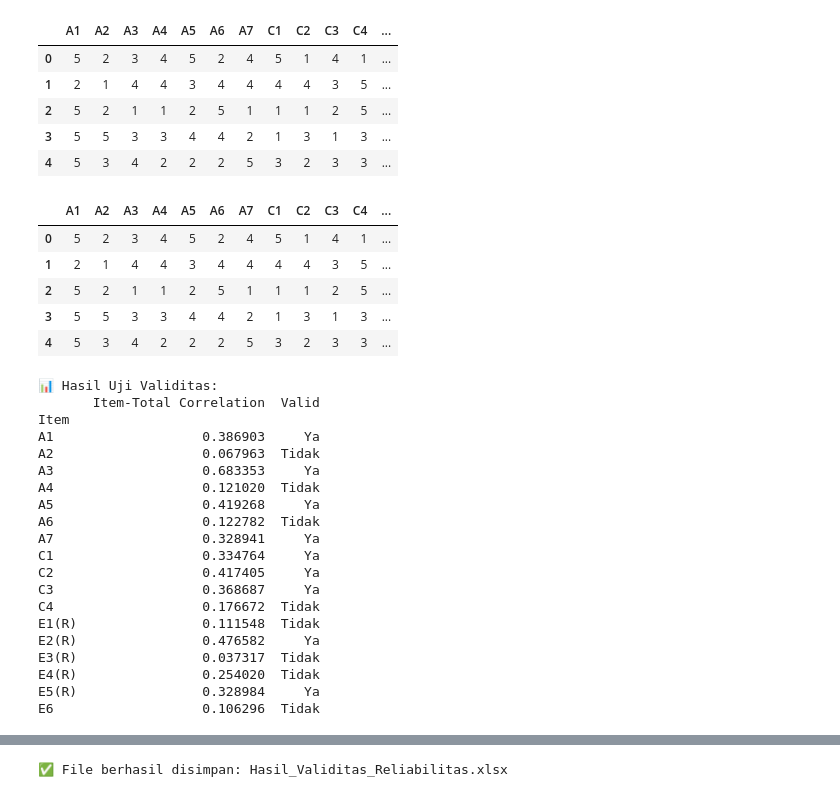
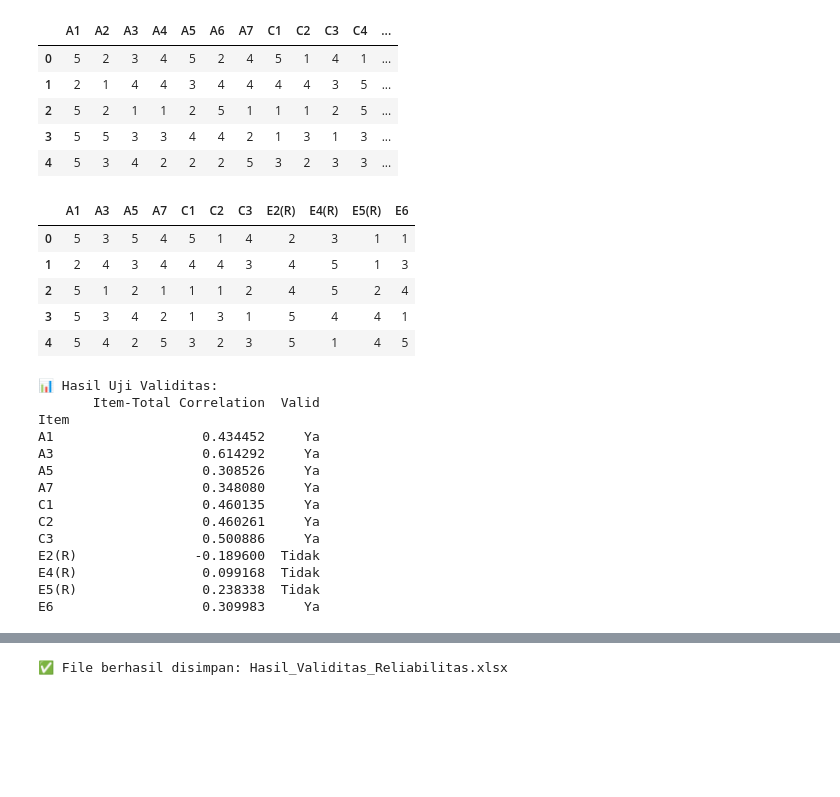
Before and after one commit to faridahmd1/UJI, a Jupyter notebook: uji_data.ipynb, the cells around one changed output, grey strips where cells are left out. Saved outputs shown, nothing was run; the diff lists cells and outputs as text; code cells hidden in the pictures; blank space fills up the shorter version.

```diff
--- a/uji_data.ipynb
+++ b/uji_data.ipynb
@@ -81,17 +81,22 @@ data.head()
 # %%
 reverse_items = ['E1(R)', 'E2(R)', 'E3(R)', 'E4(R)', 'E5(R)']
 for item in reverse_items:
     if item in data.columns:
         data[item] = 6 - data[item]
 
+non_items = ['A2', 'A4', 'A6','C4','E1(R)', 'E3(R)']
+
+item_columns = [col for col in df.columns if col.startswith(('A', 'C', 'E'))and col not in non_items]
+data = df[item_columns].copy()
+
 data.head()
 # %% [output]
-|  | A1 | A2 | A3 | A4 | A5 | A6 | A7 | C1 | C2 | C3 | C4 | ... |
-| 0 | 5 | 2 | 3 | 4 | 5 | 2 | 4 | 5 | 1 | 4 | 1 | ... |
-| 1 | 2 | 1 | 4 | 4 | 3 | 4 | 4 | 4 | 4 | 3 | 5 | ... |
-| 2 | 5 | 2 | 1 | 1 | 2 | 5 | 1 | 1 | 1 | 2 | 5 | ... |
-| 3 | 5 | 5 | 3 | 3 | 4 | 4 | 2 | 1 | 3 | 1 | 3 | ... |
-| 4 | 5 | 3 | 4 | 2 | 2 | 2 | 5 | 3 | 2 | 3 | 3 | ... |
+|  | A1 | A3 | A5 | A7 | C1 | C2 | C3 | E2(R) | E4(R) | E5(R) | E6 |
+| 0 | 5 | 3 | 5 | 4 | 5 | 1 | 4 | 2 | 3 | 1 | 1 |
+| 1 | 2 | 4 | 3 | 4 | 4 | 4 | 3 | 4 | 5 | 1 | 3 |
+| 2 | 5 | 1 | 2 | 1 | 1 | 1 | 2 | 4 | 5 | 2 | 4 |
+| 3 | 5 | 3 | 4 | 2 | 1 | 3 | 1 | 5 | 4 | 4 | 1 |
+| 4 | 5 | 4 | 2 | 5 | 3 | 2 | 3 | 5 | 1 | 4 | 5 |
 # %%
 total_score = data.sum(axis=1)
 validitas = {}
@@ -109,23 +114,17 @@ print(validitas_df)
 📊 Hasil Uji Validitas:
        Item-Total Correlation  Valid
 Item
-A1                   0.386903     Ya
-A2                   0.067963  Tidak
-A3                   0.683353     Ya
-A4                   0.121020  Tidak
-A5                   0.419268     Ya
-A6                   0.122782  Tidak
-A7                   0.328941     Ya
-C1                   0.334764     Ya
-C2                   0.417405     Ya
-C3                   0.368687     Ya
-C4                   0.176672  Tidak
-E1(R)                0.111548  Tidak
-E2(R)                0.476582     Ya
-E3(R)                0.037317  Tidak
-E4(R)                0.254020  Tidak
-E5(R)                0.328984     Ya
-E6                   0.106296  Tidak
+A1                   0.434452     Ya
+A3                   0.614292     Ya
+A5                   0.308526     Ya
+A7                   0.348080     Ya
+C1                   0.460135     Ya
+C2                   0.460261     Ya
+C3                   0.500886     Ya
+E2(R)               -0.189600  Tidak
+E4(R)                0.099168  Tidak
+E5(R)                0.238338  Tidak
+E6                   0.309983     Ya
 # %%
 def cronbach_alpha(df):
     items = df.shape[1]
```
Also changed, not shown: parts of 2 cells of this notebook.
